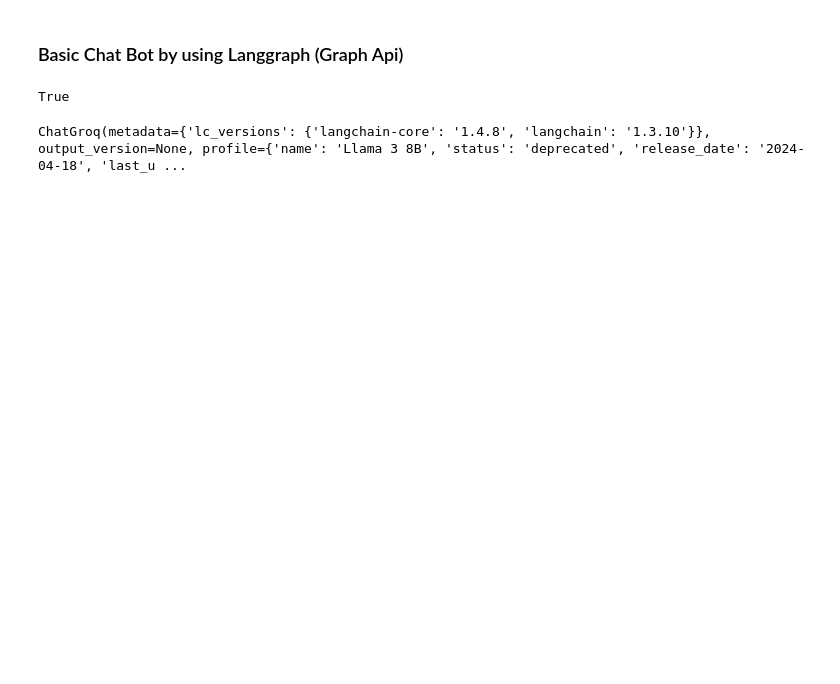
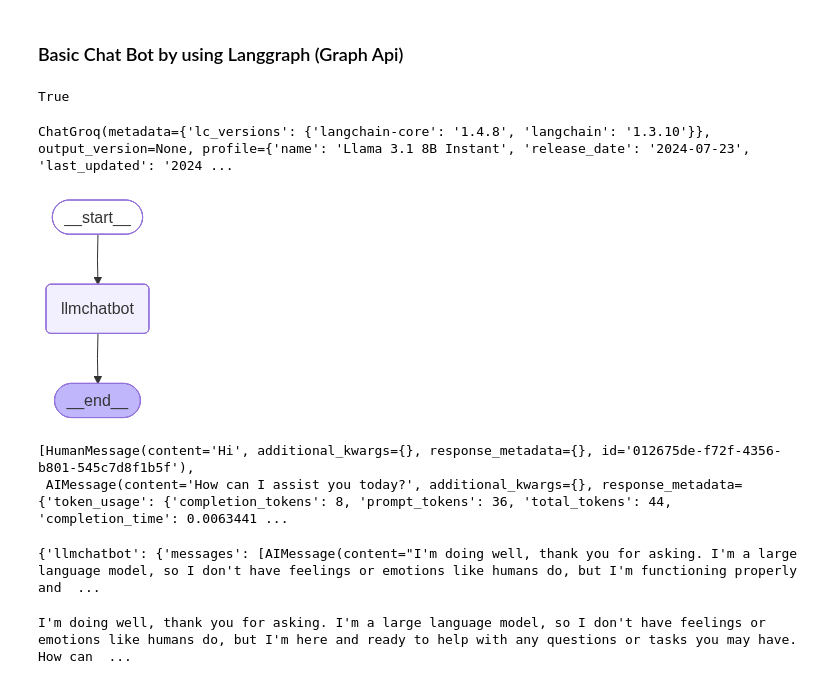
Before and after one commit to shubham3k/LangGraph-chatbot, a Jupyter notebook: 01-basic-chatbot/basic-chat.ipynb, the cells around one changed output. Saved outputs shown, nothing was run; the diff lists cells and outputs as text; code cells hidden in the pictures; blank space fills up the shorter version.

Commit message:
basic version of chat bot is near completeion

```diff
--- a/01-basic-chatbot/basic-chat.ipynb
+++ b/01-basic-chatbot/basic-chat.ipynb
@@ -13,8 +13,6 @@ class State(TypedDict):
     # in the annotation defines how this state key should be updated
     # (in this case, it appends messages to the list, rather than overwriting them)
     messages:Annotated[list,add_messages]
-
-    graph_builder=StateGraph(State)
 # %%
 import os
 from dotenv import load_dotenv
@@ -25,14 +23,16 @@ True
 from langchain_groq import ChatGroq
 from langchain.chat_models import init_chat_model
 
-llm=ChatGroq(model="llama3-8b-8192")
+llm = ChatGroq(model="llama-3.1-8b-instant")
 # %%
 llm
 # %% [output]
-ChatGroq(metadata={'lc_versions': {'langchain-core': '1.4.8', 'langchain': '1.3.10'}}, output_version=None, profile={'name': 'Llama 3 8B', 'status': 'deprecated', 'release_date': '2024-04-18', 'last_u ...
+ChatGroq(metadata={'lc_versions': {'langchain-core': '1.4.8', 'langchain': '1.3.10'}}, output_version=None, profile={'name': 'Llama 3.1 8B Instant', 'release_date': '2024-07-23', 'last_updated': '2024 ...
 # %%
-def chatbot(state:State):
-    return{"message":[llm.invoke(state["messages"])]}
+def chatbot(state: State):
+    return {
+        "messages": [llm.invoke(state["messages"])]
+    }
 # %%
 graph_builder=StateGraph(State)
 
@@ -44,3 +44,13 @@ graph_builder.add_edge("llmchatbot",END)
 
 ## compile the graph
 graph=graph_builder.compile()
+# %%
+## Visualizing the graphh
+from IPython.display import Image,display
+
+try:
+    display(Image(graph.get_graph().draw_mermaid_png()))
+except Exception:
+    pass
+# %% [output]
+[figure, added]
@@ -46,0 +59,16 @@ graph=graph_builder.compile()
+# %%
+response["messages"]
+# %% [output]
+[HumanMessage(content='Hi', additional_kwargs={}, response_metadata={}, id='012675de-f72f-4356-b801-545c7d8f1b5f'),
+ AIMessage(content='How can I assist you today?', additional_kwargs={}, response_metadata={'token_usage': {'completion_tokens': 8, 'prompt_tokens': 36, 'total_tokens': 44, 'completion_time': 0.0063441 ...
+# %%
+for event in graph.stream({"messages":"Hi how are you"}):
+    print(event)
+# %% [output]
+{'llmchatbot': {'messages': [AIMessage(content="I'm doing well, thank you for asking. I'm a large language model, so I don't have feelings or emotions like humans do, but I'm functioning properly and  ...
+# %%
+for event in graph.stream({"messages":"Hi How are you?"}):
+    for value in event.values():
+        print(value["messages"][-1].content)
+# %% [output]
+I'm doing well, thank you for asking. I'm a large language model, so I don't have feelings or emotions like humans do, but I'm here and ready to help with any questions or tasks you may have. How can  ...
```
Also changed, not shown: parts of 29 cells of this notebook, 3 other files.
